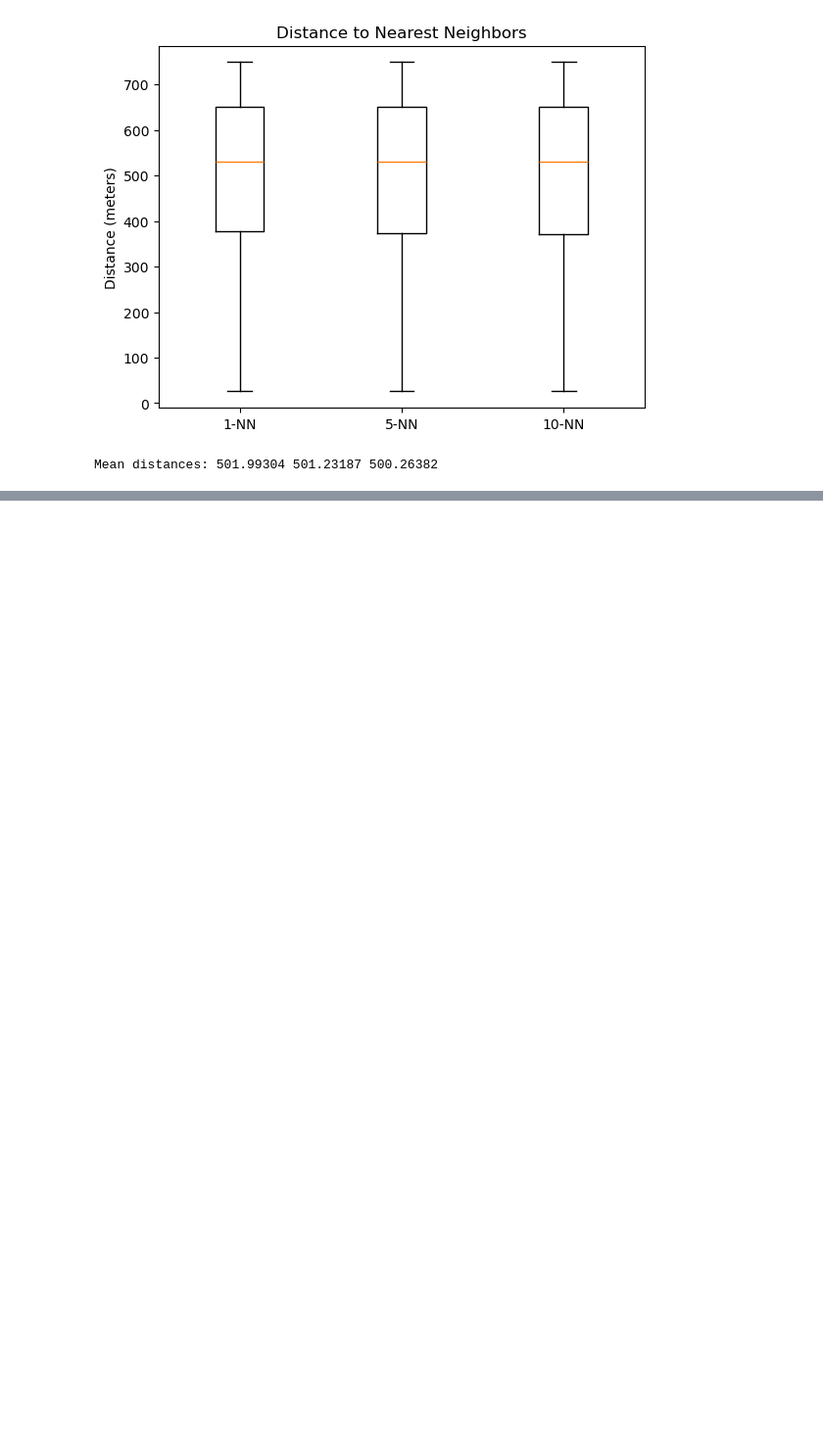
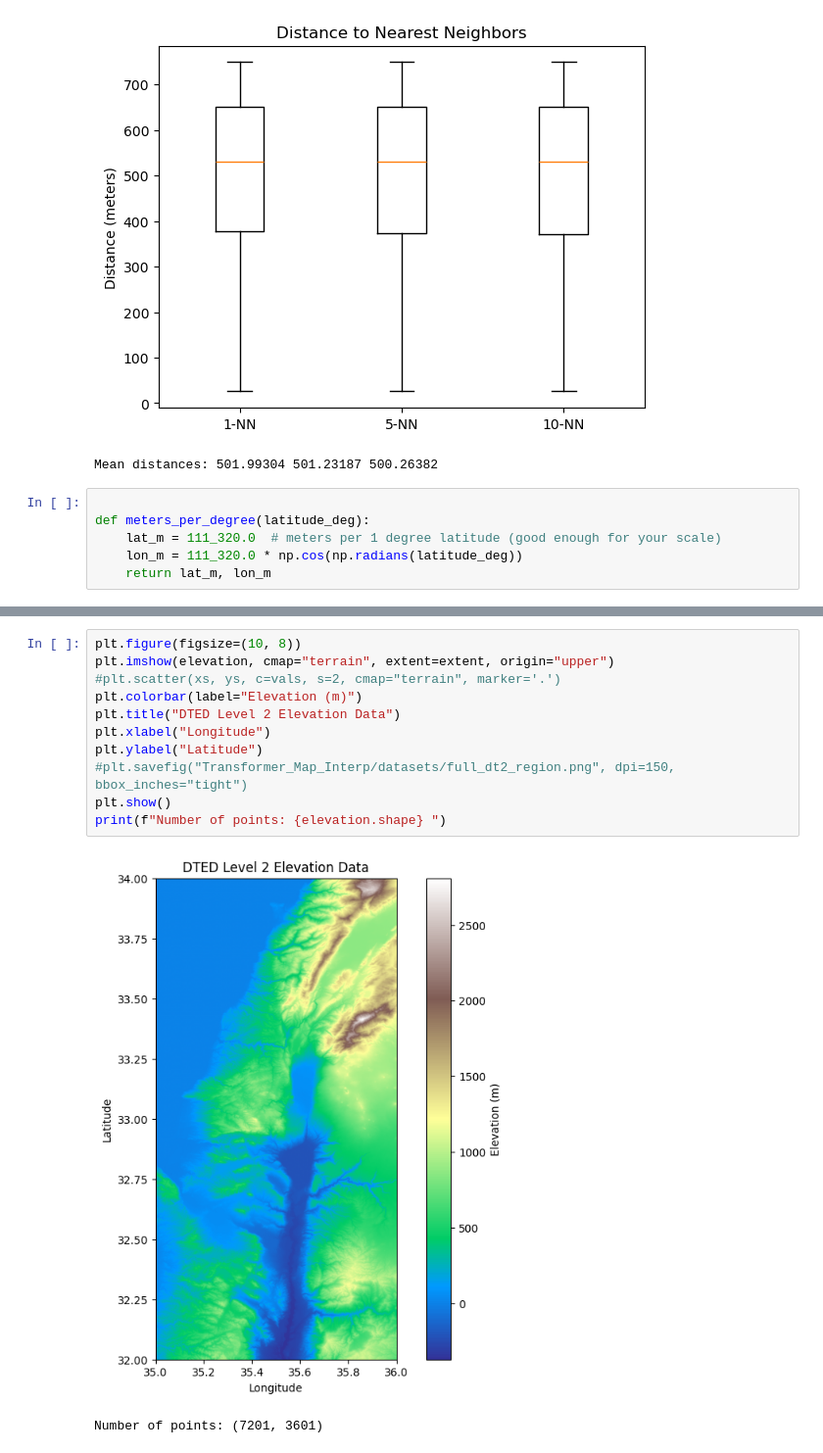
Before and after one commit to Orit2000/Project-B-Technion, a Jupyter notebook: Transformer_Map_Interp/display/dataset_statistics.ipynb, the cells around one changed output, grey strips where cells are left out. Shown at 98% size. Cells and saved outputs as stored; diff of their text form; blank space fills up the shorter version.

Commit message:
some data statistics addition

```diff
--- a/Transformer_Map_Interp/display/dataset_statistics.ipynb
+++ b/Transformer_Map_Interp/display/dataset_statistics.ipynb
@@ -227,4 +227,10 @@ print("Mean distances:", dists[:,0].mean(), dists[:,4].mean(), dists[:,9].mean()
 # %% [output]
 [figure]
 Mean distances: 501.99304 501.23187 500.26382
+# %%
+
+def meters_per_degree(latitude_deg):
+    lat_m = 111_320.0  # meters per 1 degree latitude (good enough for your scale)
+    lon_m = 111_320.0 * np.cos(np.radians(latitude_deg))
+    return lat_m, lon_m
 # %%
@@ -257,0 +273,14 @@ ValueError: x and y must have same first dimension, but have shapes (39,) and (1
+# %%
+plt.figure(figsize=(10, 8))
+plt.imshow(elevation, cmap="terrain", extent=extent, origin="upper")
+#plt.scatter(xs, ys, c=vals, s=2, cmap="terrain", marker='.')
+plt.colorbar(label="Elevation (m)")
+plt.title("DTED Level 2 Elevation Data")
+plt.xlabel("Longitude")
+plt.ylabel("Latitude")
+#plt.savefig("Transformer_Map_Interp/datasets/full_dt2_region.png", dpi=150, bbox_inches="tight")
+plt.show()
+print(f"Number of points: {elevation.shape} ")
+# %% [output]
+[figure, added]
+Number of points: (7201, 3601)
```
Also changed, not shown: parts of 9 cells of this notebook, 7 other files.
